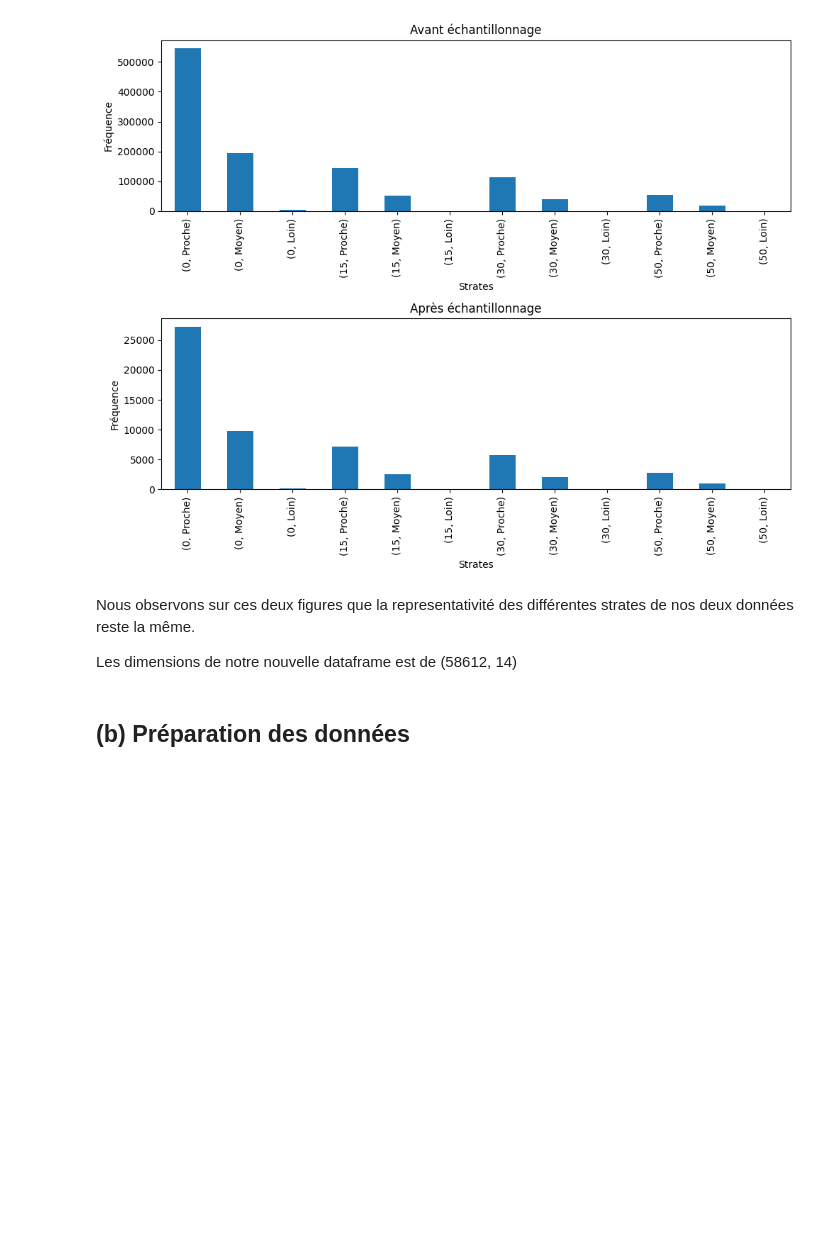
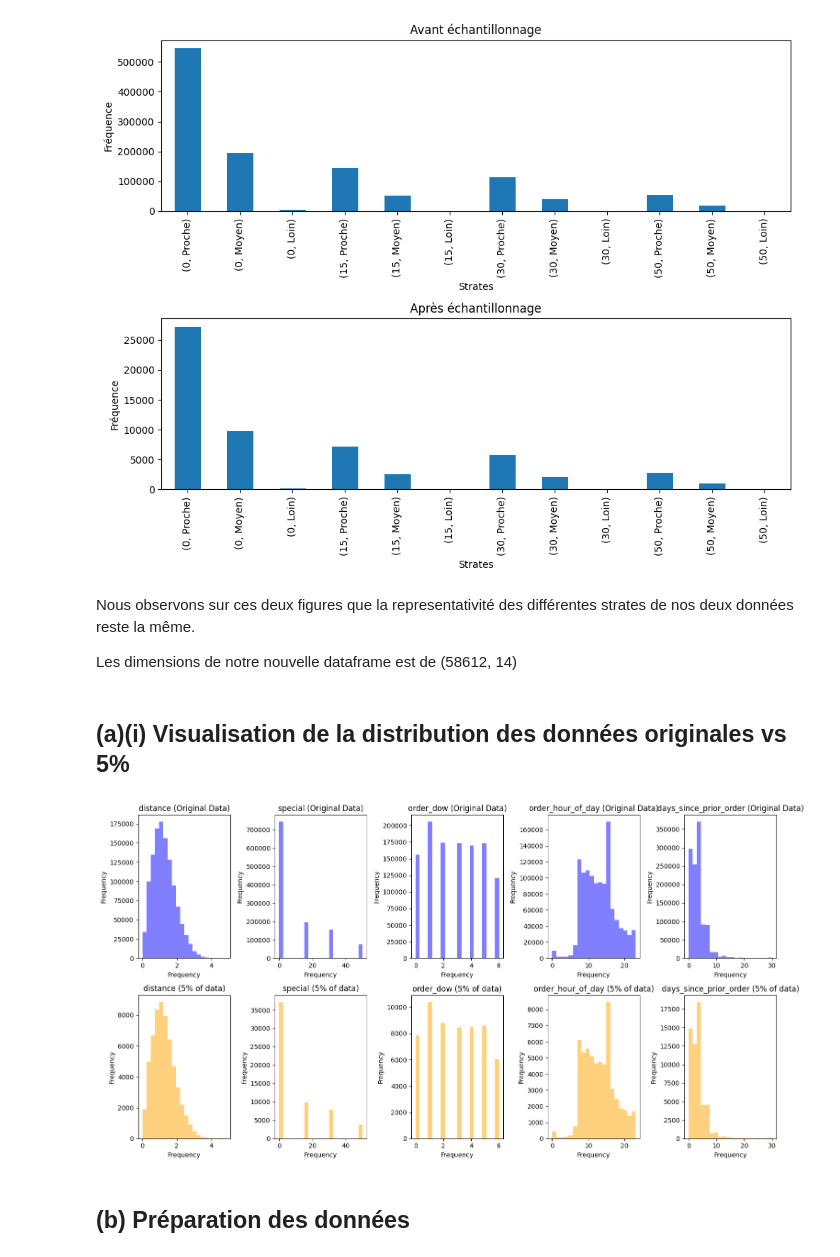
Before and after one commit to chakir-master/tp2-groupe12, a Jupyter notebook: group12_tp2.ipynb, the cells around one changed output. Saved outputs shown, nothing was run; the diff lists cells and outputs as text; code cells hidden in the pictures; blank space fills up the shorter version.

```diff
--- a/group12_tp2.ipynb
+++ b/group12_tp2.ipynb
@@ -230,6 +230,36 @@ plt.show()
 Nous observons sur ces deux figures que la representativité des différentes strates de nos deux données reste la même.
 
 Les dimensions de notre nouvelle dataframe est de (58612, 14)
+# %% [markdown]
+## (a)(i) Visualisation de la distribution des données originales vs 5%
+# %%
+def plot_histograms_side_by_side(df1, df2):
+    columns = ['distance', 'special', 'order_dow', 'order_hour_of_day', 'days_since_prior_order']
+    fig = plt.figure(figsize=(15, 8))
+
+    for i, column in enumerate(columns, 1):
+        plt.subplot(2, 5, i)  # 2 rows, 5 columns, position i for df1
+        plt.hist(df1[column], bins=20, color='blue', alpha=0.5)
+        plt.title(f"{column} ({df1.name})")
+        plt.ylabel('Frequency')
+        if i <= 5:  # Only set x-axis label for the bottom row
+            plt.xlabel('Frequency')
+
+    for i, column in enumerate(columns, 6):
+        plt.subplot(2, 5, i)  # 2 rows, 5 columns, position i for df2
+        plt.hist(df2[column], bins=20, color='orange', alpha=0.5)
+        plt.title(f"{column} ({df2.name})")
+        plt.ylabel('Frequency')
+        if i <= 10:  # Only set x-axis label for the bottom row
+            plt.xlabel('Frequency')
+    plt.tight_layout()
+    plt.show()
+
+data.name = 'Original Data'
+sampled_data.name = f"5% of data"
+plot_histograms_side_by_side(data, sampled_data)
+# %% [output]
+[figure, added]
 # %% [markdown]
 ## (b) Préparation des données
 # %%
```
Also changed, not shown: parts of 20 cells of this notebook.
